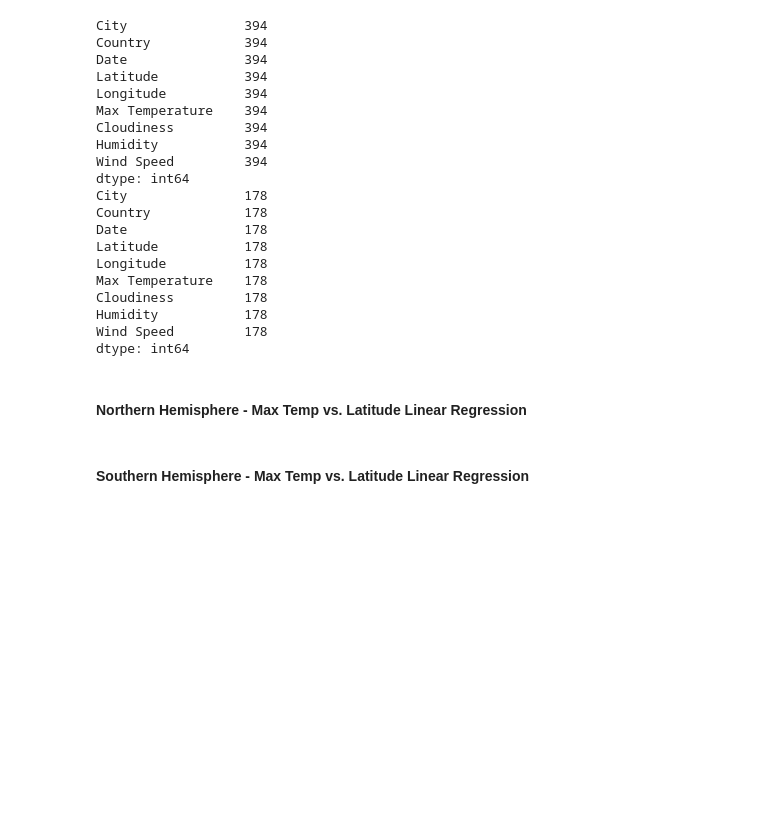
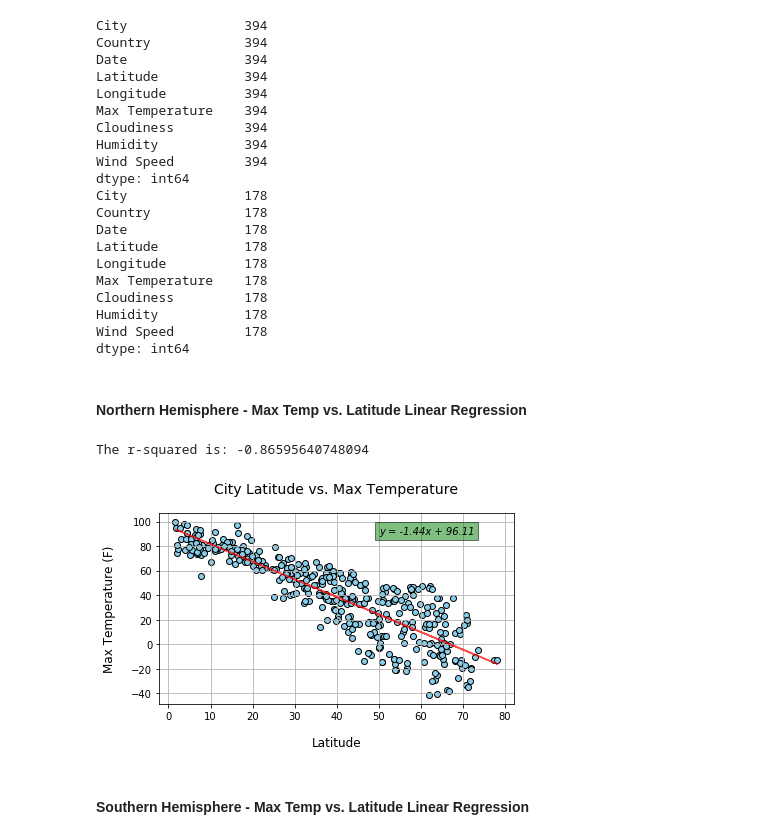
Before and after one commit to anulkar/python-api-challenge, a Jupyter notebook: WeatherPy/WeatherPy.ipynb, the cells around one changed output. Saved outputs shown, nothing was run; the diff lists cells and outputs as text; code cells hidden in the pictures; blank space fills up the shorter version.

Commit message:
Updated code with first line plot and linear regression

```diff
--- a/WeatherPy/WeatherPy.ipynb
+++ b/WeatherPy/WeatherPy.ipynb
@@ -253,6 +253,41 @@ Wind Speed         178
 dtype: int64
 # %% [markdown]
 ####  Northern Hemisphere - Max Temp vs. Latitude Linear Regression
+# %%
+latitudes_list = northern_hemisphere_data['Latitude'].tolist()
+max_temps_list = northern_hemisphere_data['Max Temperature'].tolist()
+
+# Calculate the correlation coefficient
+correlation_coefficient = st.pearsonr(latitudes_list, max_temps_list)
+
+# Store  to respective Series' to compute the linear regression model
+latitudes_series = pd.Series(latitudes_list)
+max_temps_series = pd.Series(max_temps_list)
+
+# Calculate the linear regression model
+# The stats.lingress function returns the slope, intercept, r-value, p-value and stderr
+(slope, intercept, rvalue, pvalue, stderr) = st.linregress(latitudes_series, max_temps_series)
+print (f"The r-squared is: {rvalue}\n")
+# Compute and store the regression values for the mice weight data
+regress_values = latitudes_series * slope + intercept
+
+# Capture the linear regression line equation in the form: y = mx + c
+line_equation = "y = " + str(round(slope,2)) + "x + " + str(round(intercept,2))
+
+# Draw a scatter plot of mice weight versus average tumor volume
+scat_fig, scat_ax = plt.subplots()
+scat_ax.scatter(latitudes_series, max_temps_series, facecolors='skyblue', edgecolors='black')
+scat_ax.set_title('City Latitude vs. Max Temperature', fontsize=14, pad=20)
+scat_ax.set_xlabel('Latitude', fontsize=12, labelpad=15)
+scat_ax.set_ylabel('Max Temperature (F)', fontsize=12, labelpad=15)
+scat_ax.plot(latitudes_series, regress_values, 'r-', color='red', alpha=0.7)
+scat_ax.text(50, 90, line_equation, style='italic', bbox={'facecolor': 'green', 'alpha': 0.5})
+scat_ax.grid(True)
+scat_fig.tight_layout()
+plt.show()
+# %% [output]
+The r-squared is: -0.86595640748094
+[figure, added]
 # %% [markdown]
 ####  Southern Hemisphere - Max Temp vs. Latitude Linear Regression
 # %% [markdown]
```
Also changed, not shown: parts of 1 cell of this notebook.
